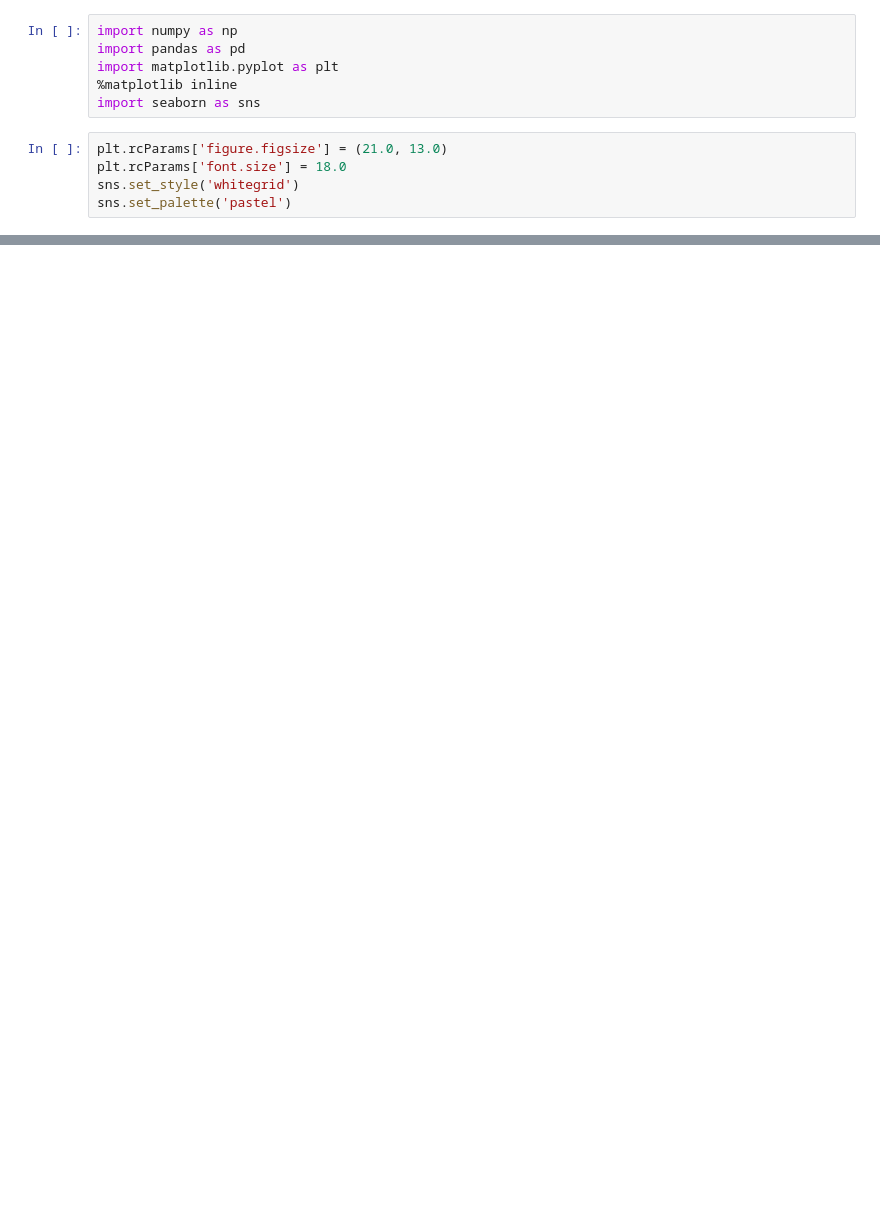
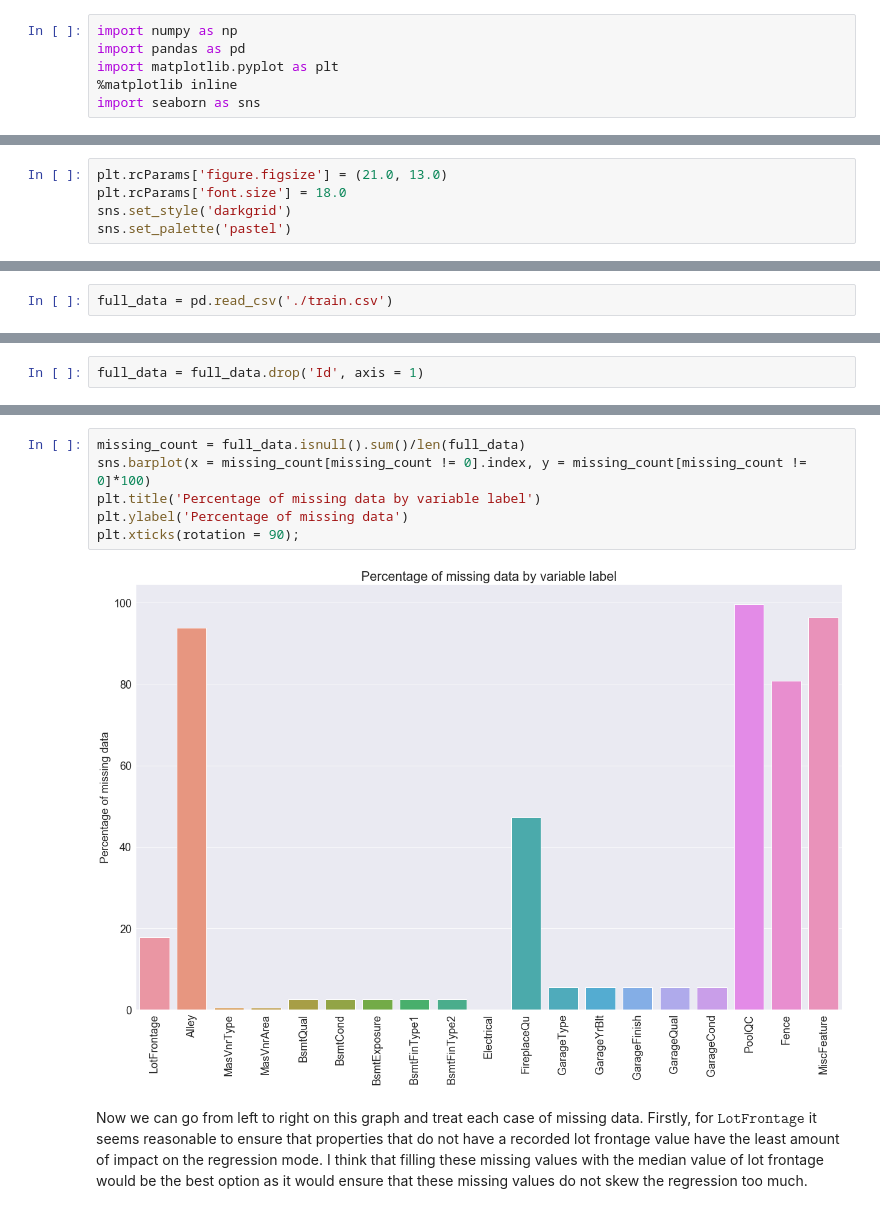
Before and after one commit to HStuklis/my-projects, a Jupyter notebook: house-prices/house-prices-code.ipynb, the cells around one changed output, grey strips where cells are left out. Drawn from its saved outputs; the diff is of its cells as text; blank space fills up the shorter version.

Commit message:
Updating EDA and regression modelling

```diff
--- a/house-prices/house-prices-code.ipynb
+++ b/house-prices/house-prices-code.ipynb
@@ -7,8 +7,3 @@ import pandas as pd
 import matplotlib.pyplot as plt
 %matplotlib inline
 import seaborn as sns
-# %%
-plt.rcParams['figure.figsize'] = (21.0, 13.0)
-plt.rcParams['font.size'] = 18.0
-sns.set_style('whitegrid')
-sns.set_palette('pastel')
@@ -253,0 +10,5 @@ So we find that there are 18 variables present in the data that do not have comp
+# %%
+plt.rcParams['figure.figsize'] = (21.0, 13.0)
+plt.rcParams['font.size'] = 18.0
+sns.set_style('darkgrid')
+sns.set_palette('pastel')
@@ -253,0 +17,2 @@ So we find that there are 18 variables present in the data that do not have comp
+# %%
+full_data = pd.read_csv('./train.csv')
@@ -253,0 +44,2 @@ So we find that there are 18 variables present in the data that do not have comp
+# %%
+full_data = full_data.drop('Id', axis = 1)
@@ -253,0 +48,10 @@ So we find that there are 18 variables present in the data that do not have comp
+# %%
+missing_count = full_data.isnull().sum()/len(full_data)
+sns.barplot(x = missing_count[missing_count != 0].index, y = missing_count[missing_count != 0]*100)
+plt.title('Percentage of missing data by variable label')
+plt.ylabel('Percentage of missing data')
+plt.xticks(rotation = 90);
+# %% [output]
+[figure, added]
+# %% [markdown]
+Now we can go from left to right on this graph and treat each case of missing data. Firstly, for $\texttt{LotFrontage}$ it seems reasonable to ensure that properties that do not have a recorded lot frontage value have the least amount of impact on the regression mode. I think that filling these missing values with the median value of lot frontage would be the best option as it would ensure that these missing values do not skew the regression too much.
```
Also changed, not shown: parts of 89 cells of this notebook.
